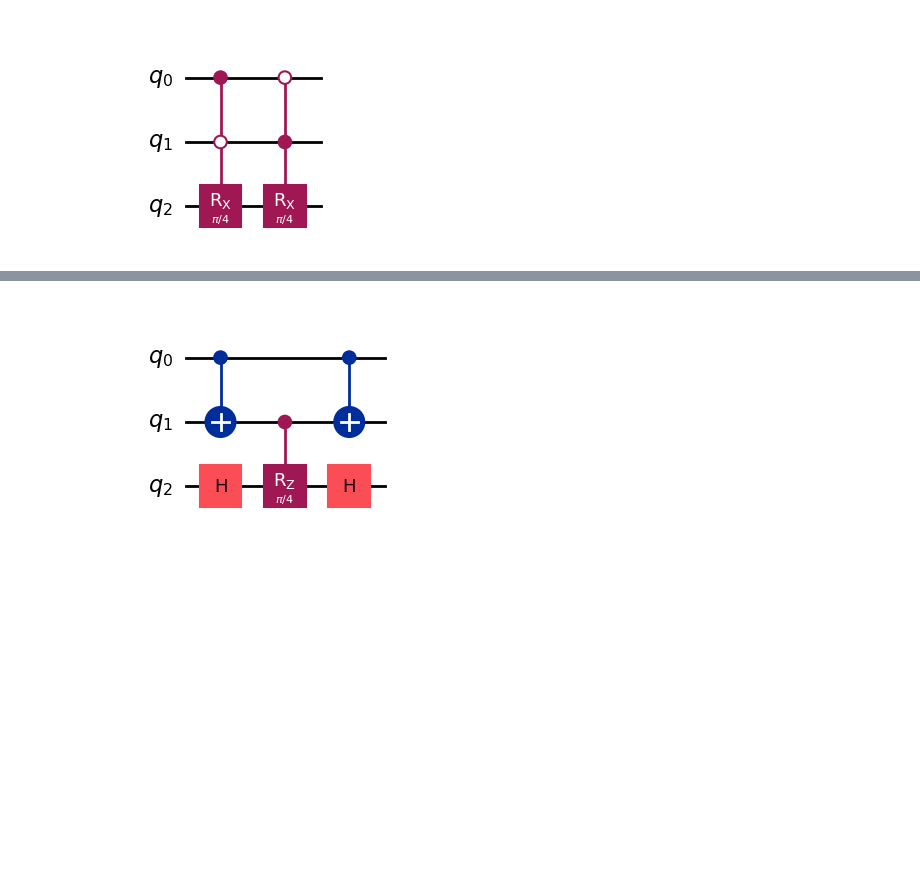
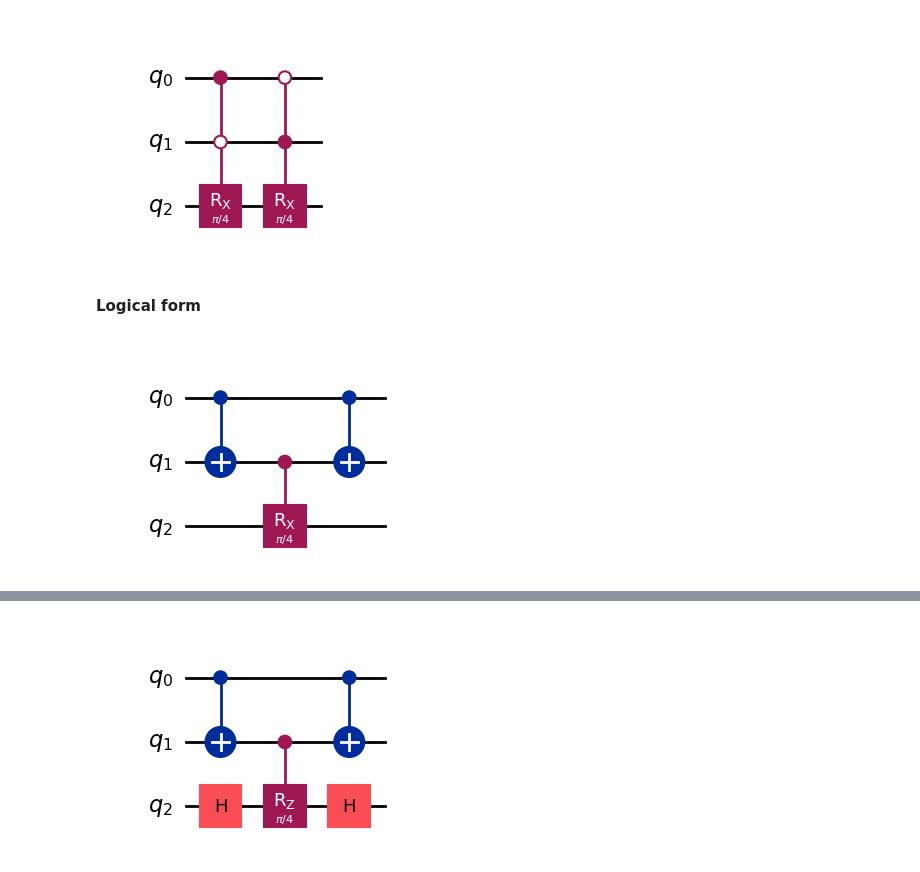
Before and after one commit to Mostafa-Atallah2020/ctqw-matching-decomp, a Jupyter notebook: examples/control reductions.ipynb, the cells around one changed output, grey strips where cells are left out. Saved outputs shown, nothing was run; the diff lists cells and outputs as text; code cells hidden in the pictures; blank space fills up the shorter version.

```diff
--- a/examples/control reductions.ipynb
+++ b/examples/control reductions.ipynb
@@ -19,3 +20,13 @@ qc.append(rx2, [0,1,2])
 qc.draw('mpl')
 # %% [output]
 [figure]
+# %% [markdown]
+#### Logical form
+# %%
+qc_l = QuantumCircuit(3)
+qc_l.cx(0, 1)
+qc_l.crx(theta, 1, 2)
+qc_l.cx(0, 1)
+qc_l.draw('mpl')
+# %% [output]
+[figure, added]
```
Also changed, not shown: parts of 35 cells of this notebook, 1 other file.
